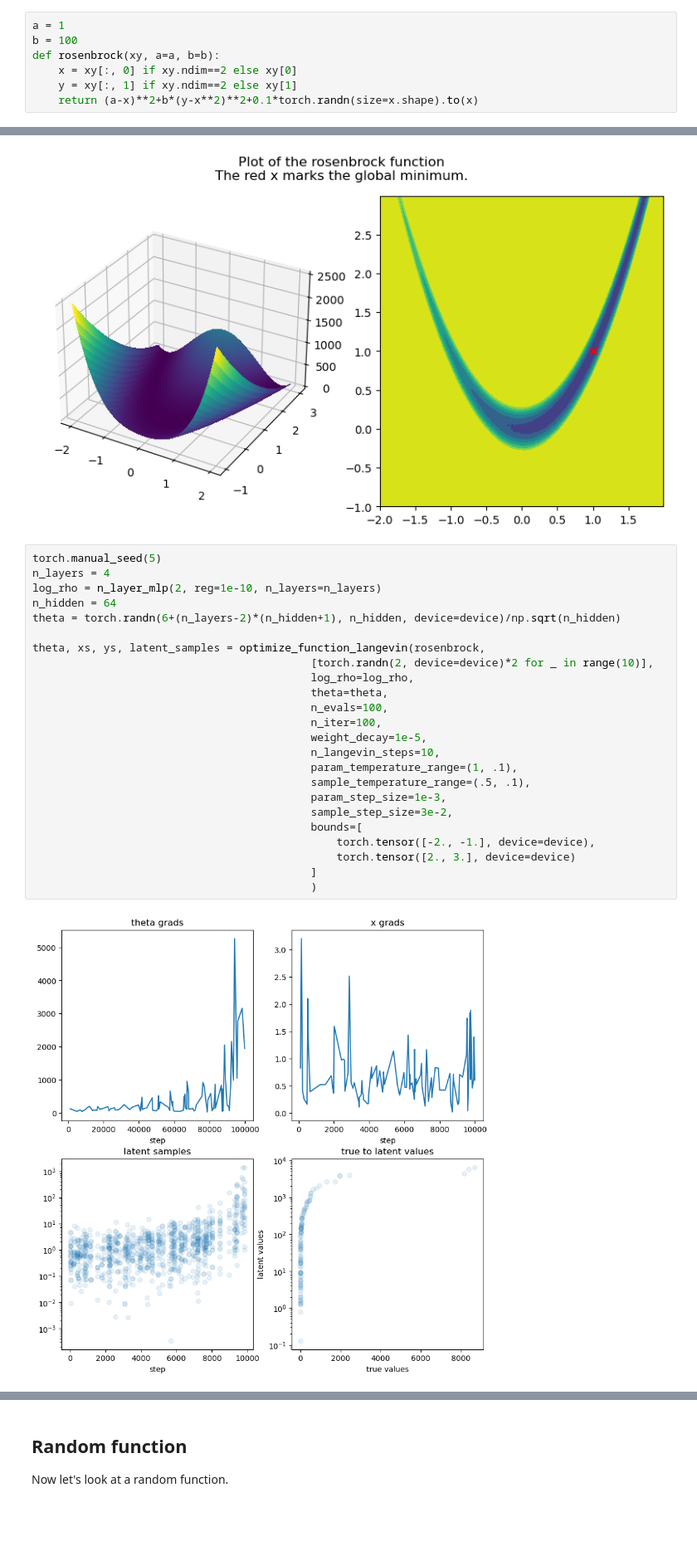
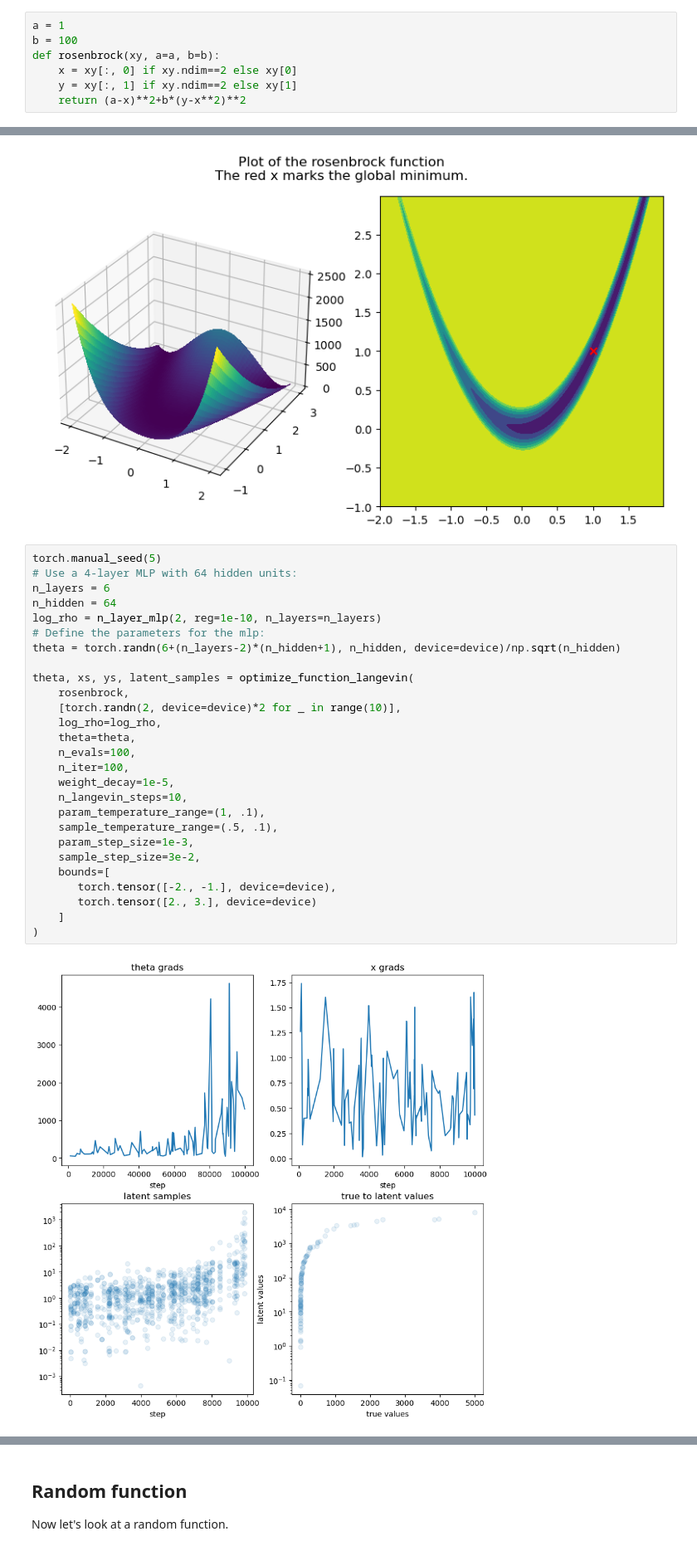
Before and after one commit to davidlibland/rank_hpo, a Jupyter notebook: notebooks/demo.ipynb, the cells around one changed output, grey strips where cells are left out. Shown at 83% size. Cells and saved outputs as stored; diff of their text form; blank space fills up the shorter version.

```diff
--- a/notebooks/demo.ipynb
+++ b/notebooks/demo.ipynb
@@ -130,7 +127,7 @@ b = 100
 def rosenbrock(xy, a=a, b=b):
     x = xy[:, 0] if xy.ndim==2 else xy[0]
     y = xy[:, 1] if xy.ndim==2 else xy[1]
-    return (a-x)**2+b*(y-x**2)**2+0.1*torch.randn(size=x.shape).to(x)
+    return (a-x)**2+b*(y-x**2)**2
 # %% [markdown]
 Let's plot it:
 # %%
@@ -158,30 +155,33 @@ Text(0.5, 0.98, 'Plot of the rosenbrock function\nThe red x marks the global min
 [figure]
 # %%
 torch.manual_seed(5)
-n_layers = 4
+# Use a 4-layer MLP with 64 hidden units:
+n_layers = 6
+n_hidden = 64
 log_rho = n_layer_mlp(2, reg=1e-10, n_layers=n_layers)
-n_hidden = 64
+# Define the parameters for the mlp:
 theta = torch.randn(6+(n_layers-2)*(n_hidden+1), n_hidden, device=device)/np.sqrt(n_hidden)
 
-theta, xs, ys, latent_samples = optimize_function_langevin(rosenbrock,
-                                           [torch.randn(2, device=device)*2 for _ in range(10)],
-                                           log_rho=log_rho,
-                                           theta=theta,
-                                           n_evals=100,
-                                           n_iter=100,
-                                           weight_decay=1e-5,
-                                           n_langevin_steps=10,
-                                           param_temperature_range=(1, .1),
-                                           sample_temperature_range=(.5, .1),
-                                           param_step_size=1e-3,
-                                           sample_step_size=3e-2,
-                                           bounds=[
-                                               torch.tensor([-2., -1.], device=device),
-                                               torch.tensor([2., 3.], device=device)
-                                           ]
-                                           )
+theta, xs, ys, latent_samples = optimize_function_langevin(
+    rosenbrock,
+    [torch.randn(2, device=device)*2 for _ in range(10)],
+    log_rho=log_rho,
+    theta=theta,
+    n_evals=100,
+    n_iter=100,
+    weight_decay=1e-5,
+    n_langevin_steps=10,
+    param_temperature_range=(1, .1),
+    sample_temperature_range=(.5, .1),
+    param_step_size=1e-3,
+    sample_step_size=3e-2,
+    bounds=[
+       torch.tensor([-2., -1.], device=device),
+       torch.tensor([2., 3.], device=device)
+    ]
+)
 # %% [output]
-[figure, old version]
+[figure, new version]
 # %%
 fig = plt.figure(figsize=(10, 10))
 ax1 = fig.add_subplot(221)
```
Also changed, not shown: parts of 9 cells of this notebook, 2 other files.
